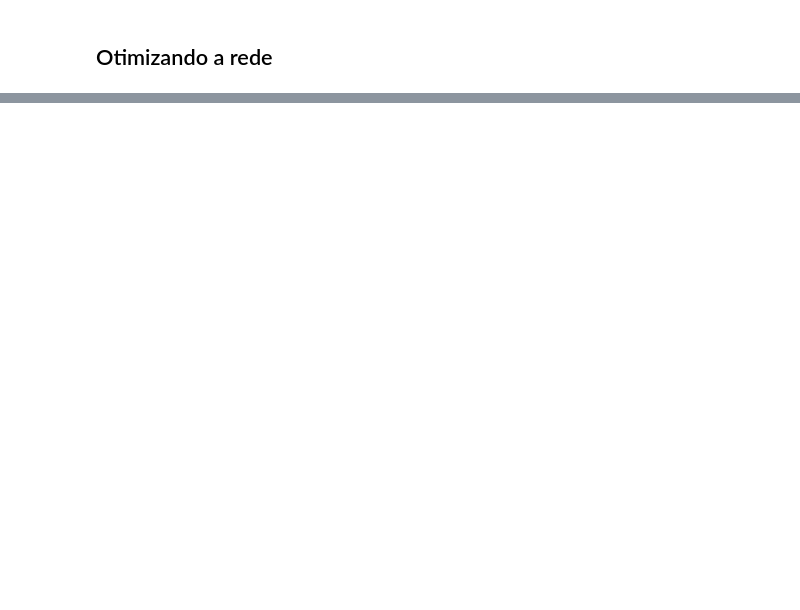
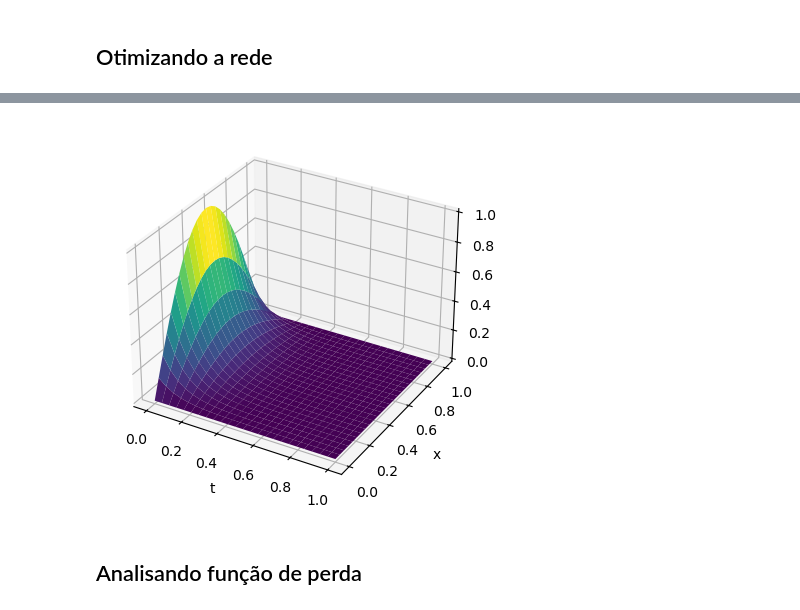
Before and after one commit to ginbar/ermac_2025_pinns, a Jupyter notebook: exemplos/EquacaoDeCalor.ipynb, the cells around one changed output, grey strips where cells are left out. Saved outputs shown, nothing was run; the diff lists cells and outputs as text; code cells hidden in the pictures; blank space fills up the shorter version.

```diff
--- a/exemplos/EquacaoDeCalor.ipynb
+++ b/exemplos/EquacaoDeCalor.ipynb
@@ -55,7 +64,8 @@ $$
 u(x,t) = e^{\frac{-\alpha \pi^2 t}{\ell}} \sin \Big( \frac{\pi x}{\ell} \Big)
 $$
 # %%
-def exact_solution(x, t):
+def exact_solution(X):
+    x, t = X[:,0], X[:,1]
     return np.exp(-(n**2 * np.pi**2 * a * t) / (L**2)) * np.sin(n * np.pi * x / L)
 # %% [markdown]
 ## Dados de treinamento
@@ -79 +92,11 @@ n_nodes_per_layer = [20, 30, 40]
+# %%
+def create_test_points(nop):
+
+    X = np.linspace(0, L, nop)
+    Y = np.linspace(t0, tf, nop)
+
+    X, Y = np.meshgrid(X, Y)
+    XY = np.vstack((X.flatten(), Y.flatten())).T
+
+    return X, Y, XY
 # %%
@@ -115,0 +231,6 @@ Step      Train loss                        Test loss                         Te
+# %%
+plot_3d_and_save(X, Y, Z_exact_sol, "../figuras/heat_exato.pdf")
+# %% [output]
+[figure, added]
+# %% [markdown]
+## Analisando função de perda
```
Also changed, not shown: parts of 17 cells of this notebook, 29 other files.
